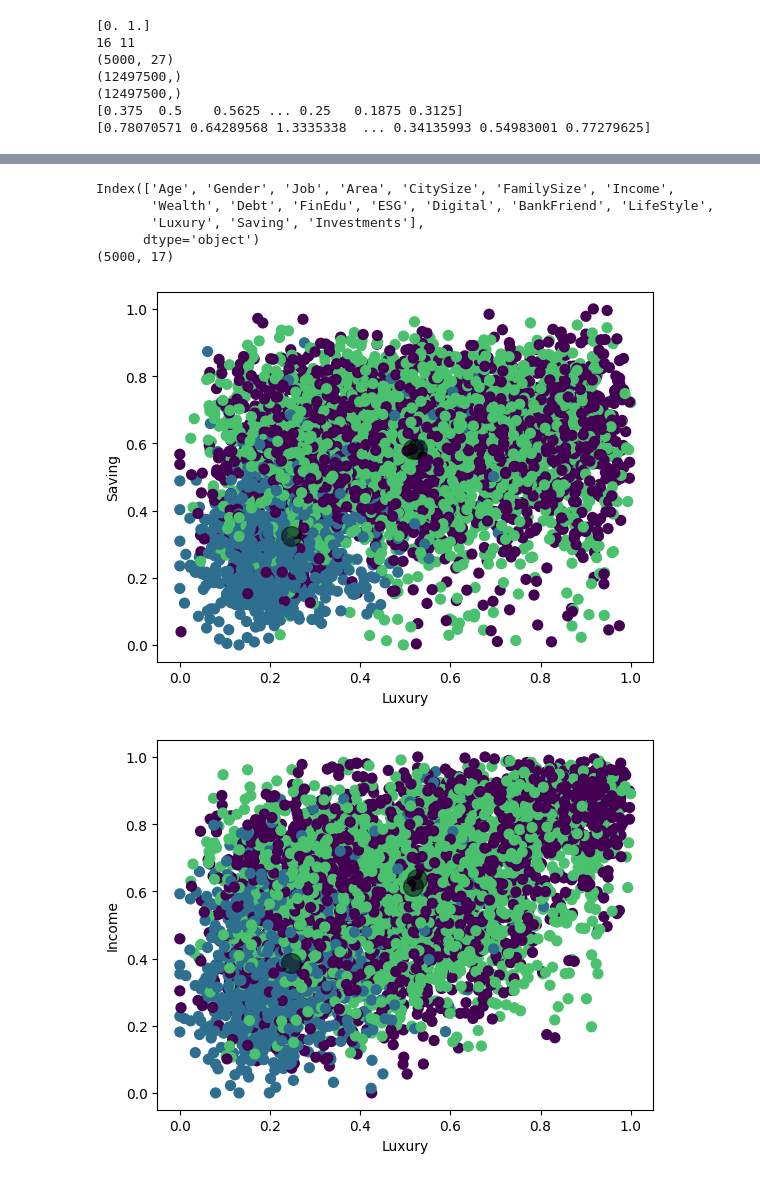
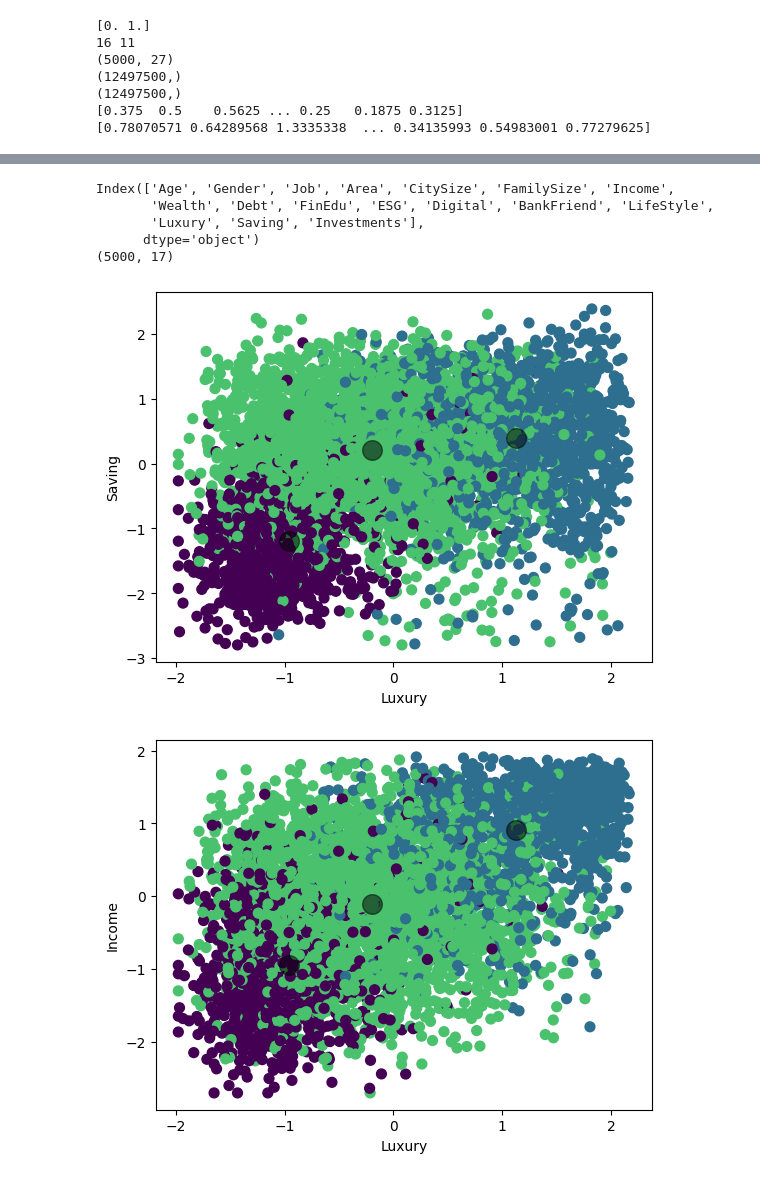
Before and after one commit to MikiBersa/FINTECH, a Jupyter notebook: BusinessCase1/GRUPPO/Analisi_mixDistance.ipynb, the cells around one changed output, grey strips where cells are left out. Saved outputs shown, nothing was run; the diff lists cells and outputs as text; code cells hidden in the pictures.

```diff
--- a/BusinessCase1/GRUPPO/Analisi_mixDistance.ipynb
+++ b/BusinessCase1/GRUPPO/Analisi_mixDistance.ipynb
@@ -158,10 +158,14 @@ correlation = df_new.corr()
 # print("\nCorrelation matrix\n", correlation)
 
 # standardizzazione
-X_DATA = np.array(df_new)
-# X_DATA = (X_DATA - X_DATA.mean()) / X_DATA.std()
+X_DATA = df_new
+
+# ALLO STATO ATTUALE MEGLIO NORMALIZZARE TUTTO MA CON NEAGTIVI E POSITIVI
+X_DATA = (X_DATA - X_DATA.mean()) / X_DATA.std()
 
 print(df_new.shape[0])
+
+"""
 for colonna in range(df_new.shape[1]):
     if(not is_categorical_column(df_new.values[:, colonna])):
         minimo = np.min(df_new.values[:, colonna])
@@ -170,7 +174,7 @@ for colonna in range(df_new.shape[1]):
             # NOTO CHE COSì MI RAGGRUPPA TUTTO IN UN PUNTO E NON AVREBBE SENSO => BISONGO DI ALGORITMI CHE SEPARINO MA MANTENDO LE DISTANZE
             # MEGLIO EFFETTIVAMENTE SEPARARE I DATI DI QUELLI CATEGORIA DA QUELLI NORMALI
             X_DATA[riga, colonna] = (df_new.values[riga, colonna] - minimo) / (maximo - minimo )
-
+"""
 print(X_DATA)
 # %% [output]
 5000
@@ -256,8 +273,10 @@ For n_clusters= 10 The average silhouette_score is : 0.17314929353178804
 # %%
 # clustering
 k = 3
-kmeans = KMeans(n_clusters=k, n_init = 10,random_state=0)
+kmeans = KMeans(n_clusters=k,random_state=0)
 kmeans.fit(X_DATA)
+
+# print(X_DATA)
 
 # print inertia & cluster center
 # print("inertia for k=3 is", kmeans.inertia_)
@@ -266,13 +285,9 @@ kmeans.fit(X_DATA)
 # take a quick look at the result
 y = kmeans.labels_
 centers = kmeans.cluster_centers_
-#print("cluster labels: ", y, centers)
+print("cluster labels: ", y, centers)
 
-print(centers.shape)
+CENTRES_VALORI = np.dot(centers, PC)
+print(CENTRES_VALORI.shape)
 print(PC.shape)
-
-NEW_CENTERS = np.dot(centers, PC)
-
-print(NEW_CENTERS.shape)
-print(NEW_CENTERS)
 # %% [output]
@@ -295,11 +315,6 @@ ax = fig.add_subplot(111, projection='3d')
 # utilizza l'ordine della matrice X e Y per mapapre i coliri ai punti
 ax.scatter(NEW_DATA[:,0], NEW_DATA[:,1], NEW_DATA[:,2], c=cmap(norm(y)), marker='o')
 
-centers = kmeans.cluster_centers_
-
-# PER VEDERE DOVE STANNO I CLUSTER PUNTI DI CENTRO
-ax.scatter(NEW_CENTERS[:, 0], NEW_CENTERS[:, 1],c='black', s=100, alpha=0.5)
-
 ax.set_xlabel('PC1')
 ax.set_ylabel('PC2')
 ax.set_zlabel('PC2')
@@ -310,27 +325,27 @@ plt.show()
 # %%
 # VI SUALIZZAZIONE A 2 DIMENSIONI
 figs = [(14, 15), (14, 6)]
 labels = df_new.columns
 
 print(labels)
 
 norm = clrs.Normalize(vmin=0.,vmax=y.max() + 0.8)
 cmap = cm.viridis
 
 print(X_DATA.shape)
 for i in range(2):
     fig = plt.figure(i)
-    plt.scatter(X_DATA[:,figs[i][0]], X_DATA[:,figs[i][1]], c=cmap(norm(y)), s=50)
+    plt.scatter(X_DATA.iloc[:,figs[i][0]], X_DATA.iloc[:,figs[i][1]], c=cmap(norm(y)), s=50)
     plt.scatter(centers[:, figs[i][0]], centers[:, figs[i][1]], c='black', s=200, alpha=0.5)
     plt.xlabel(labels[figs[i][0]])
     plt.ylabel(labels[figs[i][1]])
 
 plt.show()
 # %% [output]
 Index(['Age', 'Gender', 'Job', 'Area', 'CitySize', 'FamilySize', 'Income',
        'Wealth', 'Debt', 'FinEdu', 'ESG', 'Digital', 'BankFriend', 'LifeStyle',
        'Luxury', 'Saving', 'Investments'],
       dtype='object')
 (5000, 17)
-[figure, old version]
+[figure, new version]
-[figure, old version]
+[figure, new version]
```
Also changed, not shown: parts of 6 cells of this notebook.
